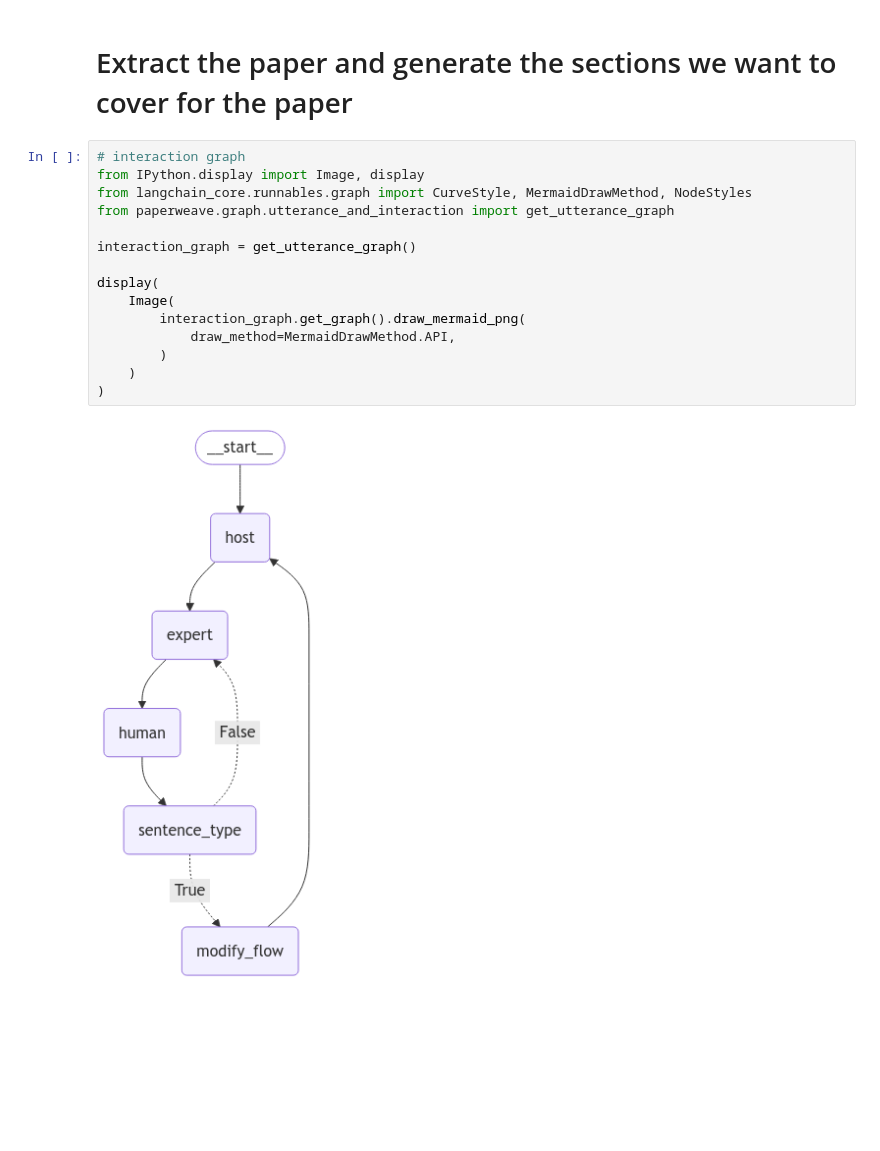
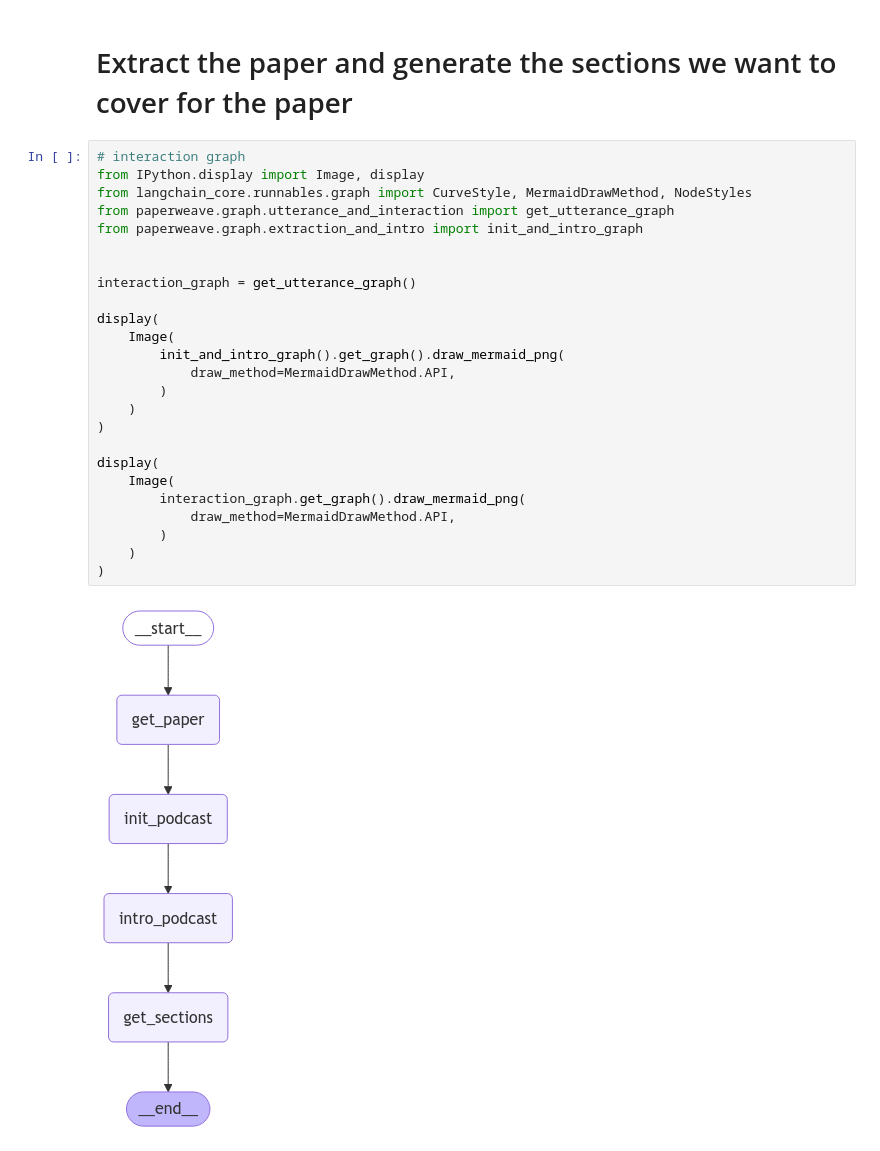
Before and after one commit to heaven00/paperweave, a Jupyter notebook: notebooks/demo_E.ipynb, the cells around one changed output. Drawn from its saved outputs; the diff is of its cells as text; blank space fills up the shorter version.

```diff
--- a/notebooks/demo_E.ipynb
+++ b/notebooks/demo_E.ipynb
@@ -10,17 +9,27 @@ True
 # %%
 # interaction graph
 from IPython.display import Image, display
 from langchain_core.runnables.graph import CurveStyle, MermaidDrawMethod, NodeStyles
 from paperweave.graph.utterance_and_interaction import get_utterance_graph
+from paperweave.graph.extraction_and_intro import init_and_intro_graph
+
 
 interaction_graph = get_utterance_graph()
+
+display(
+    Image(
+        init_and_intro_graph().get_graph().draw_mermaid_png(
+            draw_method=MermaidDrawMethod.API,
+        )
+    )
+)
 
 display(
     Image(
         interaction_graph.get_graph().draw_mermaid_png(
             draw_method=MermaidDrawMethod.API,
         )
     )
 )
 # %% [output]
-[figure, old version]
+[figure, new version]
```
Also changed, not shown: parts of 6 cells of this notebook, 2 other files.
